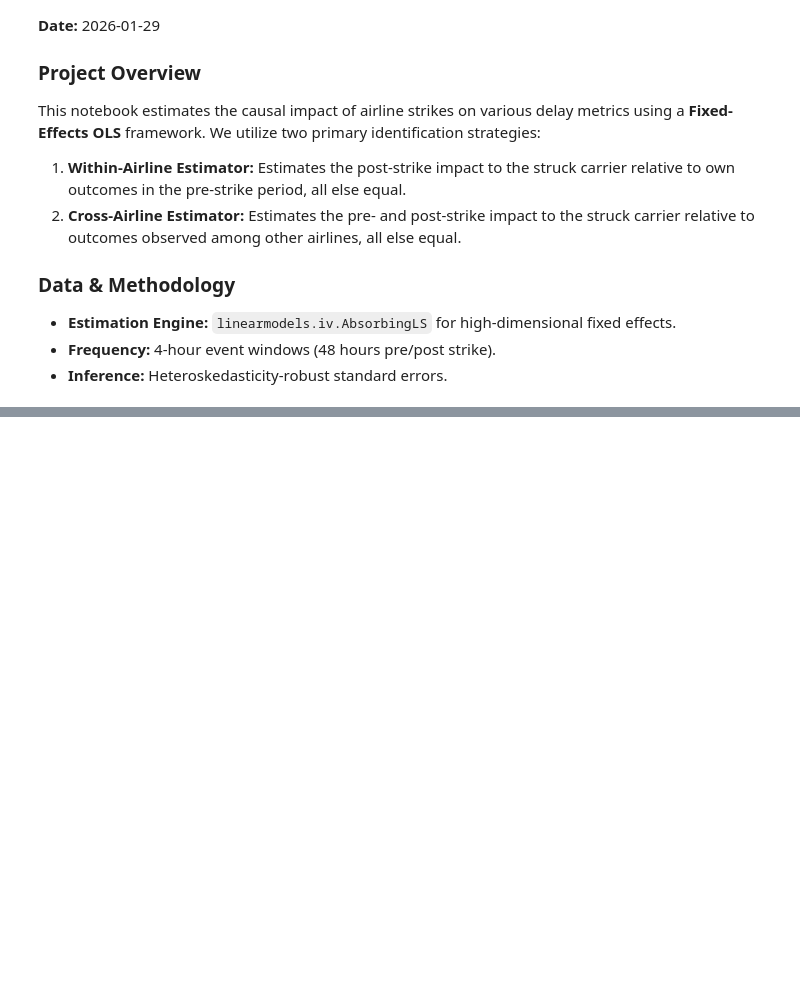
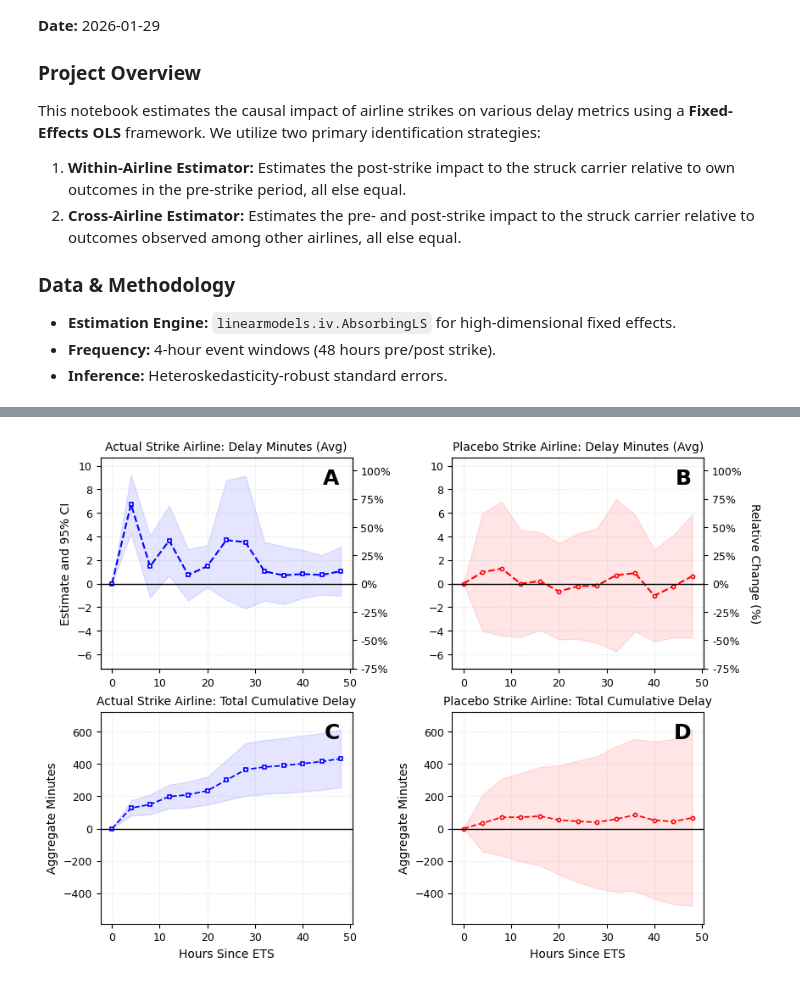
Before and after one commit to levialtringer/wildlife_strike_network_effects, a Jupyter notebook: 02_modeling_tables_and_figures.ipynb, the cells around one changed output, grey strips where cells are left out. Saved outputs shown, nothing was run; the diff lists cells and outputs as text; code cells hidden in the pictures; blank space fills up the shorter version.

Commit message:
Updates to bootstrap and plots

```diff
--- a/02_modeling_tables_and_figures.ipynb
+++ b/02_modeling_tables_and_figures.ipynb
@@ -32,10 +32,7 @@ master_df = pd.read_parquet('data/flight_data.parquet')
 # - Flight departure delay in minutes (departure_delay_minutes)
 for t in [15, 30, 60, 120]:
     # A flight is '1' if it is delayed >= T minutes OR if it was cancelled
-    master_df[f'delay_gt_{t}'] = ((master_df['departure_delay_minutes'] >= t) | (master_df['cancelled'] == 1)).astype(int)
-# We create a penalty variable for the minutes-based model
-# 180 minutes is a conservative 'industry standard' for cancellation impact
-master_df.loc[master_df['cancelled'] == 1, 'departure_delay_minutes'] = 180
+    master_df[f'delay_gt_{t}'] = ((master_df['departure_delay_minutes'] >= t)).astype(int)
 OUTCOMES = ['delay_gt_15', 'delay_gt_30', 'delay_gt_60', 'delay_gt_120', 'departure_delay_minutes']
 
 
@@ -759,5 +832,7 @@ plot_actual_vs_placebo_comparison('bootstrap_results/actual/non_damaging_arrival
 # %%
-plot_actual_vs_placebo_comparison('results/actual/damaging_arrival_departure_delay_minutes.csv',
-                                  'results/placebo/damaging_arrival_departure_delay_minutes.csv',
+plot_actual_vs_placebo_comparison('bootstrap_results/actual/damaging_arrival_departure_delay_minutes.csv',
+                                  'bootstrap_results/placebo/damaging_arrival_departure_delay_minutes.csv',
                                   master_df, damage=1, arrival_departure='Arrival')
+# %% [output]
+[figure, added]
 # %%
```
Also changed, not shown: parts of 9 cells of this notebook, 10 other files.
